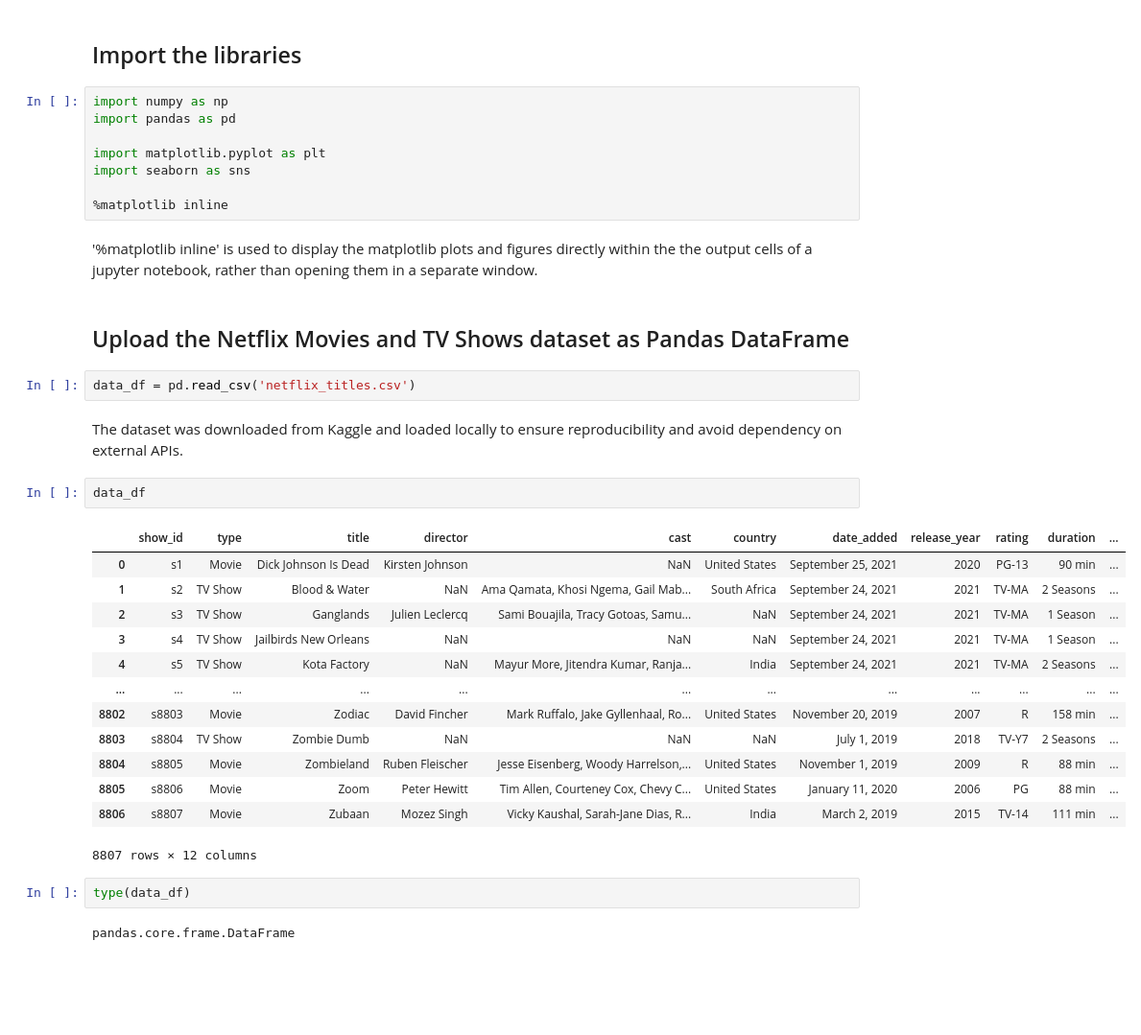
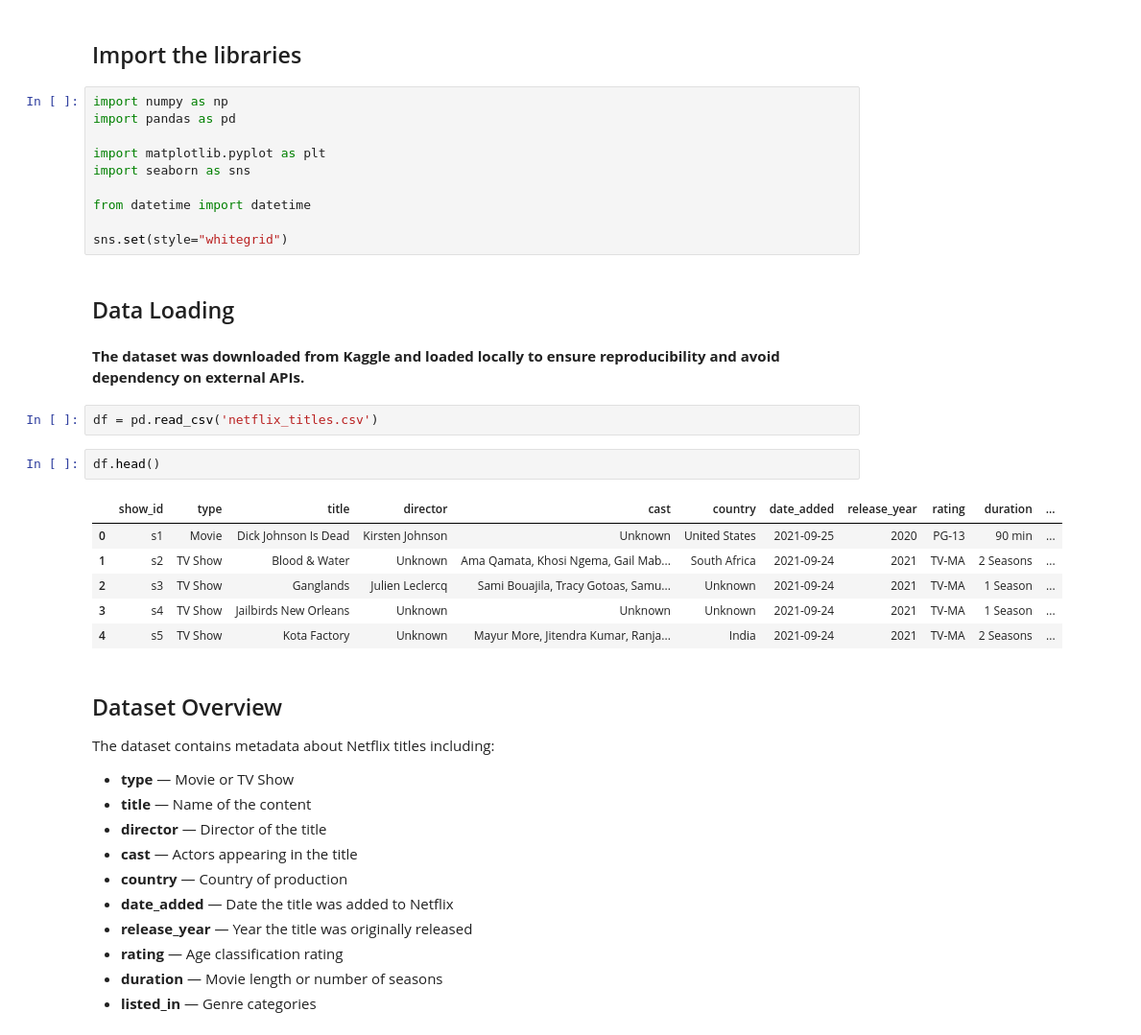
Before and after one commit to Saurabh6266/EDA_on_Netflix_Movies_and_TV_Shows, a Jupyter notebook: eda_netflix.ipynb, the cells around one changed output. Shown at 96% size. Drawn from its saved outputs; the diff is of its cells as text; blank space fills up the shorter version.

```diff
--- a/eda_netflix.ipynb
+++ b/eda_netflix.ipynb
@@ -25,33 +33,37 @@ import pandas as pd
 import matplotlib.pyplot as plt
 import seaborn as sns
 
-%matplotlib inline
+from datetime import datetime
+
+sns.set(style="whitegrid")
-# %% [markdown]
-'%matplotlib inline' is used to display the matplotlib plots and figures directly within the the output cells of a jupyter notebook, rather than opening them in a separate window.
 # %% [markdown]
-## Upload the Netflix Movies and TV Shows dataset as Pandas DataFrame
+## Data Loading
+# %% [markdown]
+**The dataset was downloaded from Kaggle and loaded locally to ensure reproducibility and avoid dependency on external APIs.**
 # %%
-data_df = pd.read_csv('netflix_titles.csv')
+df = pd.read_csv('netflix_titles.csv')
-# %% [markdown]
-The dataset was downloaded from Kaggle and loaded locally to ensure reproducibility and avoid dependency on external APIs.
 # %%
-data_df
+df.head()
 # %% [output]
 |  | show_id | type | title | director | cast | country | date_added | release_year | rating | duration | ... |
-| 0 | s1 | Movie | Dick Johnson Is Dead | Kirsten Johnson | NaN | United States | September 25, 2021 | 2020 | PG-13 | 90 min | ... |
-| 1 | s2 | TV Show | Blood & Water | NaN | Ama Qamata, Khosi Ngema, Gail Mab... | South Africa | September 24, 2021 | 2021 | TV-MA | 2 Seasons | ... |
-| 2 | s3 | TV Show | Ganglands | Julien Leclercq | Sami Bouajila, Tracy Gotoas, Samu... | NaN | September 24, 2021 | 2021 | TV-MA | 1 Season | ... |
-| 3 | s4 | TV Show | Jailbirds New Orleans | NaN | NaN | NaN | September 24, 2021 | 2021 | TV-MA | 1 Season | ... |
-| 4 | s5 | TV Show | Kota Factory | NaN | Mayur More, Jitendra Kumar, Ranja... | India | September 24, 2021 | 2021 | TV-MA | 2 Seasons | ... |
-| ... | ... | ... | ... | ... | ... | ... | ... | ... | ... | ... | ... |
-| 8802 | s8803 | Movie | Zodiac | David Fincher | Mark Ruffalo, Jake Gyllenhaal, Ro... | United States | November 20, 2019 | 2007 | R | 158 min | ... |
-| 8803 | s8804 | TV Show | Zombie Dumb | NaN | NaN | NaN | July 1, 2019 | 2018 | TV-Y7 | 2 Seasons | ... |
-| 8804 | s8805 | Movie | Zombieland | Ruben Fleischer | Jesse Eisenberg, Woody Harrelson,... | United States | November 1, 2019 | 2009 | R | 88 min | ... |
-| 8805 | s8806 | Movie | Zoom | Peter Hewitt | Tim Allen, Courteney Cox, Chevy C... | United States | January 11, 2020 | 2006 | PG | 88 min | ... |
-| 8806 | s8807 | Movie | Zubaan | Mozez Singh | Vicky Kaushal, Sarah-Jane Dias, R... | India | March 2, 2019 | 2015 | TV-14 | 111 min | ... |
+| 0 | s1 | Movie | Dick Johnson Is Dead | Kirsten Johnson | Unknown | United States | 2021-09-25 | 2020 | PG-13 | 90 min | ... |
+| 1 | s2 | TV Show | Blood & Water | Unknown | Ama Qamata, Khosi Ngema, Gail Mab... | South Africa | 2021-09-24 | 2021 | TV-MA | 2 Seasons | ... |
+| 2 | s3 | TV Show | Ganglands | Julien Leclercq | Sami Bouajila, Tracy Gotoas, Samu... | Unknown | 2021-09-24 | 2021 | TV-MA | 1 Season | ... |
+| 3 | s4 | TV Show | Jailbirds New Orleans | Unknown | Unknown | Unknown | 2021-09-24 | 2021 | TV-MA | 1 Season | ... |
+| 4 | s5 | TV Show | Kota Factory | Unknown | Mayur More, Jitendra Kumar, Ranja... | India | 2021-09-24 | 2021 | TV-MA | 2 Seasons | ... |
-8807 rows × 12 columns
-# %%
-type(data_df)
-# %% [output]
-pandas.core.frame.DataFrame
+# %% [markdown]
+## Dataset Overview
+
+The dataset contains metadata about Netflix titles including:
+
+- **type** — Movie or TV Show
+- **title** — Name of the content
+- **director** — Director of the title
+- **cast** — Actors appearing in the title
+- **country** — Country of production
+- **date_added** — Date the title was added to Netflix
+- **release_year** — Year the title was originally released
+- **rating** — Age classification rating
+- **duration** — Movie length or number of seasons
+- **listed_in** — Genre categories
 # %%
```
Also changed, not shown: parts of 72 cells of this notebook.
